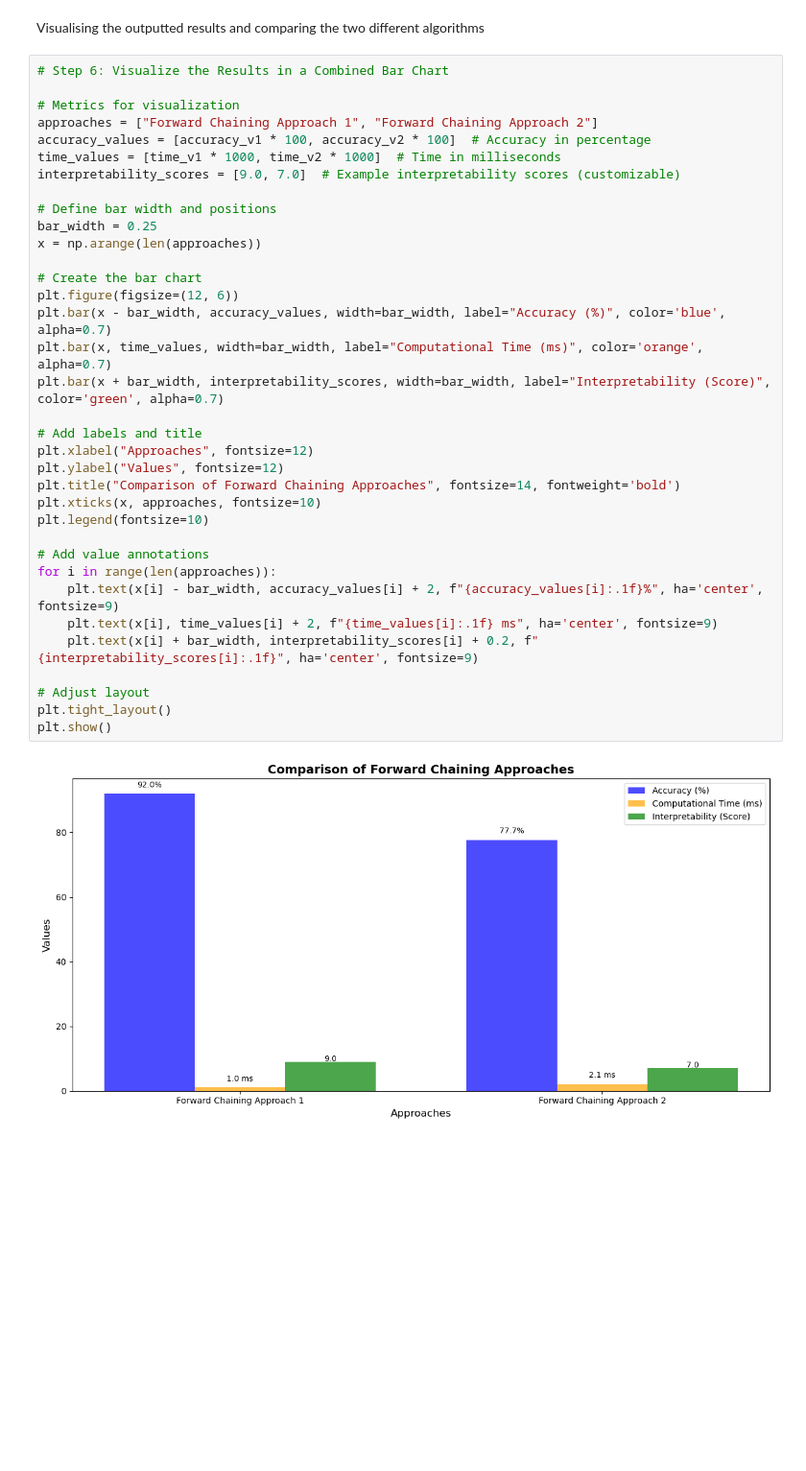
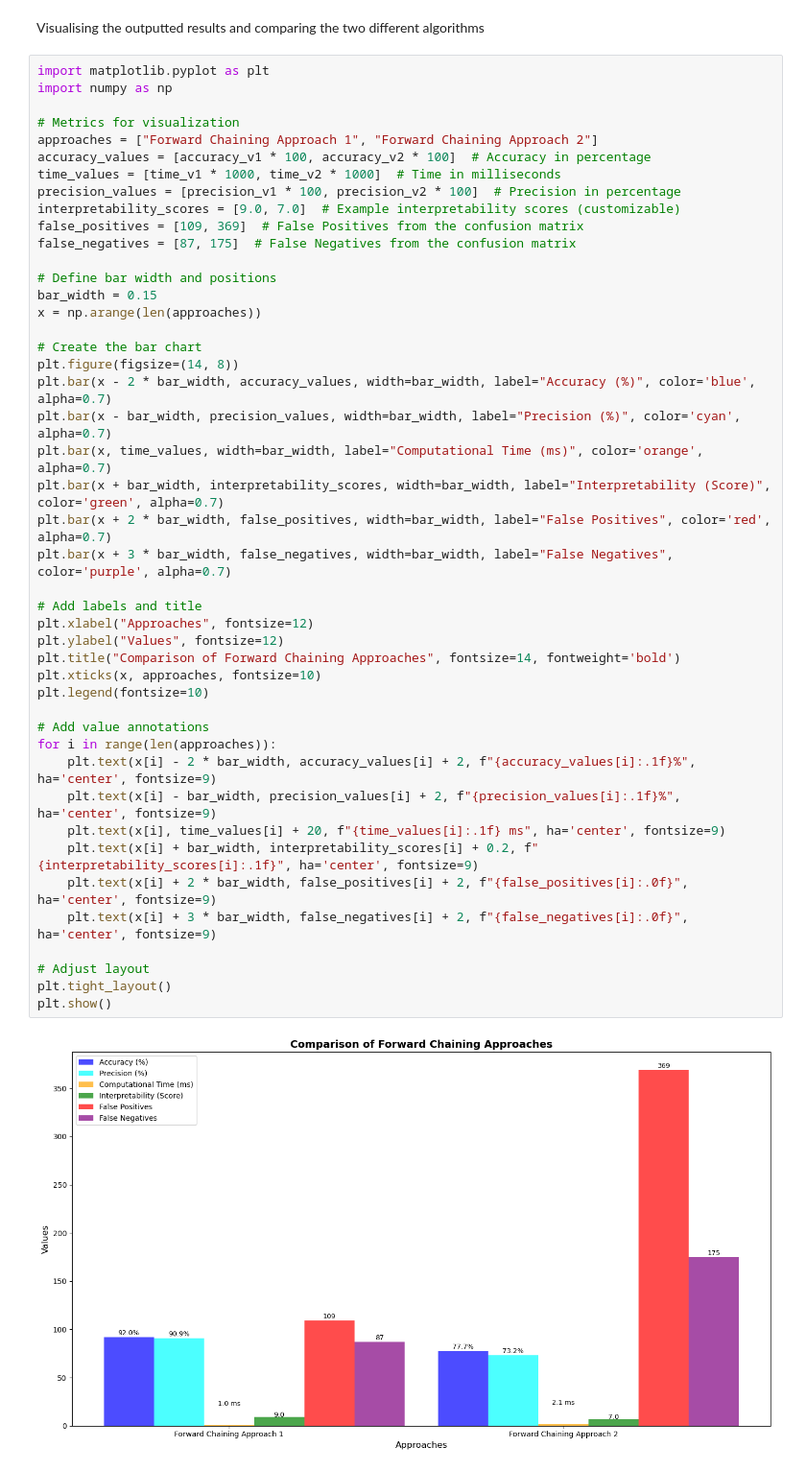
Before and after one commit to RJay02/Artificial-Intelligence, a Jupyter notebook: Rule Based Algorithms.ipynb, the cells around one changed output. Shown: that part at 96% size. Drawn from its saved outputs; the diff is of its cells as text; blank space fills up the shorter version.

```diff
--- a/Rule Based Algorithms.ipynb
+++ b/Rule Based Algorithms.ipynb
@@ -367,39 +389,49 @@ Computational Time: 0.0021 seconds
 # %% [markdown]
 Visualising the outputted results and comparing the two different algorithms
 # %%
-# Step 6: Visualize the Results in a Combined Bar Chart
+import matplotlib.pyplot as plt
+import numpy as np
 
 # Metrics for visualization
 approaches = ["Forward Chaining Approach 1", "Forward Chaining Approach 2"]
 accuracy_values = [accuracy_v1 * 100, accuracy_v2 * 100]  # Accuracy in percentage
 time_values = [time_v1 * 1000, time_v2 * 1000]  # Time in milliseconds
+precision_values = [precision_v1 * 100, precision_v2 * 100]  # Precision in percentage
 interpretability_scores = [9.0, 7.0]  # Example interpretability scores (customizable)
+false_positives = [109, 369]  # False Positives from the confusion matrix
+false_negatives = [87, 175]  # False Negatives from the confusion matrix
 
 # Define bar width and positions
-bar_width = 0.25
+bar_width = 0.15
 x = np.arange(len(approaches))
 
 # Create the bar chart
-plt.figure(figsize=(12, 6))
-plt.bar(x - bar_width, accuracy_values, width=bar_width, label="Accuracy (%)", color='blue', alpha=0.7)
+plt.figure(figsize=(14, 8))
+plt.bar(x - 2 * bar_width, accuracy_values, width=bar_width, label="Accuracy (%)", color='blue', alpha=0.7)
+plt.bar(x - bar_width, precision_values, width=bar_width, label="Precision (%)", color='cyan', alpha=0.7)
 plt.bar(x, time_values, width=bar_width, label="Computational Time (ms)", color='orange', alpha=0.7)
 plt.bar(x + bar_width, interpretability_scores, width=bar_width, label="Interpretability (Score)", color='green', alpha=0.7)
+plt.bar(x + 2 * bar_width, false_positives, width=bar_width, label="False Positives", color='red', alpha=0.7)
+plt.bar(x + 3 * bar_width, false_negatives, width=bar_width, label="False Negatives", color='purple', alpha=0.7)
 
 # Add labels and title
 plt.xlabel("Approaches", fontsize=12)
 plt.ylabel("Values", fontsize=12)
 plt.title("Comparison of Forward Chaining Approaches", fontsize=14, fontweight='bold')
 plt.xticks(x, approaches, fontsize=10)
 plt.legend(fontsize=10)
 
 # Add value annotations
 for i in range(len(approaches)):
-    plt.text(x[i] - bar_width, accuracy_values[i] + 2, f"{accuracy_values[i]:.1f}%", ha='center', fontsize=9)
-    plt.text(x[i], time_values[i] + 2, f"{time_values[i]:.1f} ms", ha='center', fontsize=9)
+    plt.text(x[i] - 2 * bar_width, accuracy_values[i] + 2, f"{accuracy_values[i]:.1f}%", ha='center', fontsize=9)
+    plt.text(x[i] - bar_width, precision_values[i] + 2, f"{precision_values[i]:.1f}%", ha='center', fontsize=9)
+    plt.text(x[i], time_values[i] + 20, f"{time_values[i]:.1f} ms", ha='center', fontsize=9)
     plt.text(x[i] + bar_width, interpretability_scores[i] + 0.2, f"{interpretability_scores[i]:.1f}", ha='center', fontsize=9)
+    plt.text(x[i] + 2 * bar_width, false_positives[i] + 2, f"{false_positives[i]:.0f}", ha='center', fontsize=9)
+    plt.text(x[i] + 3 * bar_width, false_negatives[i] + 2, f"{false_negatives[i]:.0f}", ha='center', fontsize=9)
 
 # Adjust layout
 plt.tight_layout()
 plt.show()
 # %% [output]
-[figure, old version]
+[figure, new version]
```
Also changed, not shown: parts of 1 cell of this notebook.
